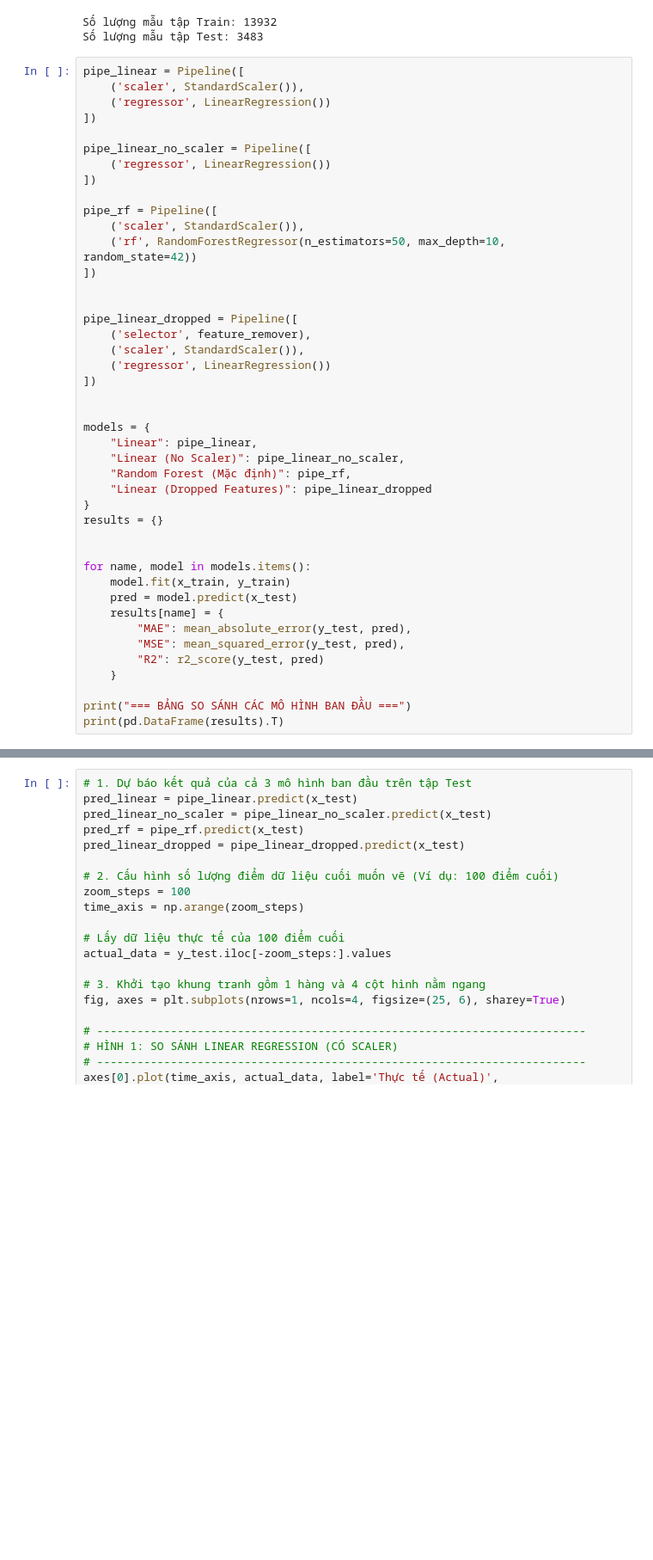
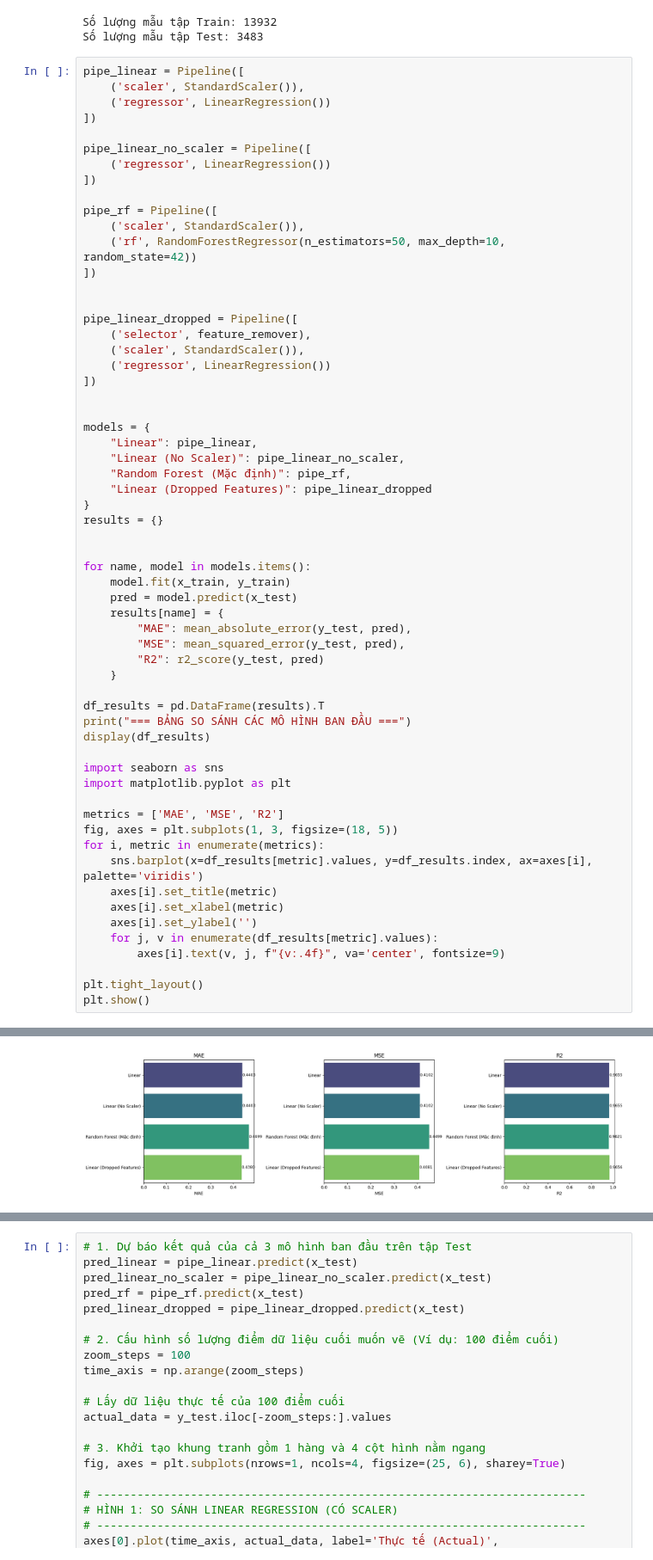
Before and after one commit to longlephanhai/Model_ETT, a Jupyter notebook: train.ipynb, the cells around one changed output, grey strips where cells are left out. Shown at 86% size. Saved outputs shown, nothing was run; the diff lists cells and outputs as text; blank space fills up the shorter version.

```diff
--- a/train.ipynb
+++ b/train.ipynb
@@ -148,7 +188,24 @@ for name, model in models.items():
         "R2": r2_score(y_test, pred)
     }
 
+df_results = pd.DataFrame(results).T
 print("=== BẢNG SO SÁNH CÁC MÔ HÌNH BAN ĐẦU ===")
-print(pd.DataFrame(results).T)
+display(df_results)
+
+import seaborn as sns
+import matplotlib.pyplot as plt
+
+metrics = ['MAE', 'MSE', 'R2']
+fig, axes = plt.subplots(1, 3, figsize=(18, 5))
+for i, metric in enumerate(metrics):
+    sns.barplot(x=df_results[metric].values, y=df_results.index, ax=axes[i], palette='viridis')
+    axes[i].set_title(metric)
+    axes[i].set_xlabel(metric)
+    axes[i].set_ylabel('')
+    for j, v in enumerate(df_results[metric].values):
+        axes[i].text(v, j, f"{v:.4f}", va='center', fontsize=9)
+
+plt.tight_layout()
+plt.show()
 # %% [output]
 === BẢNG SO SÁNH CÁC MÔ HÌNH BAN ĐẦU ===
@@ -160,3 +228,4 @@ Linear (Dropped Features)  0.438010  0.408103  0.965629
+[figure, added]
 # %%
 params = {
     "rf__n_estimators": [100, 200, 300],
```
Also changed, not shown: parts of 4 cells of this notebook.
